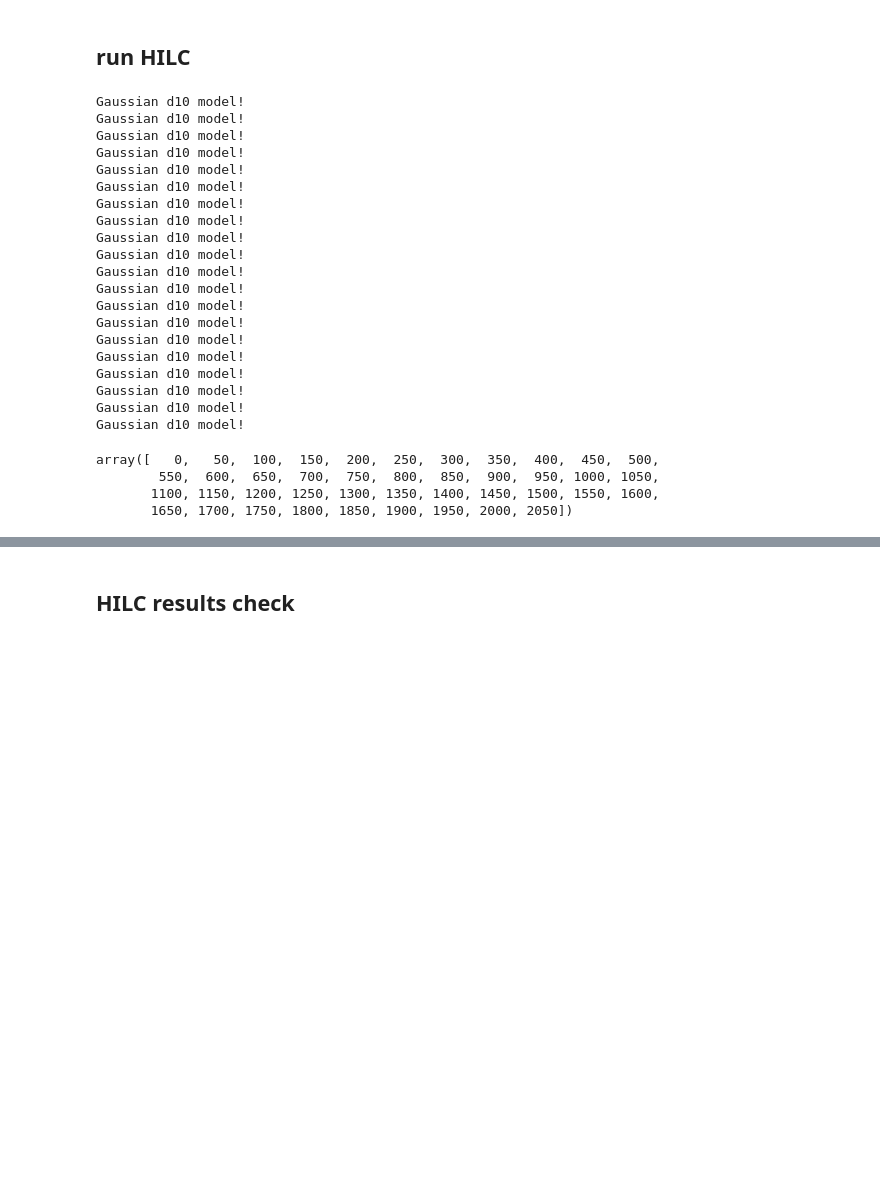
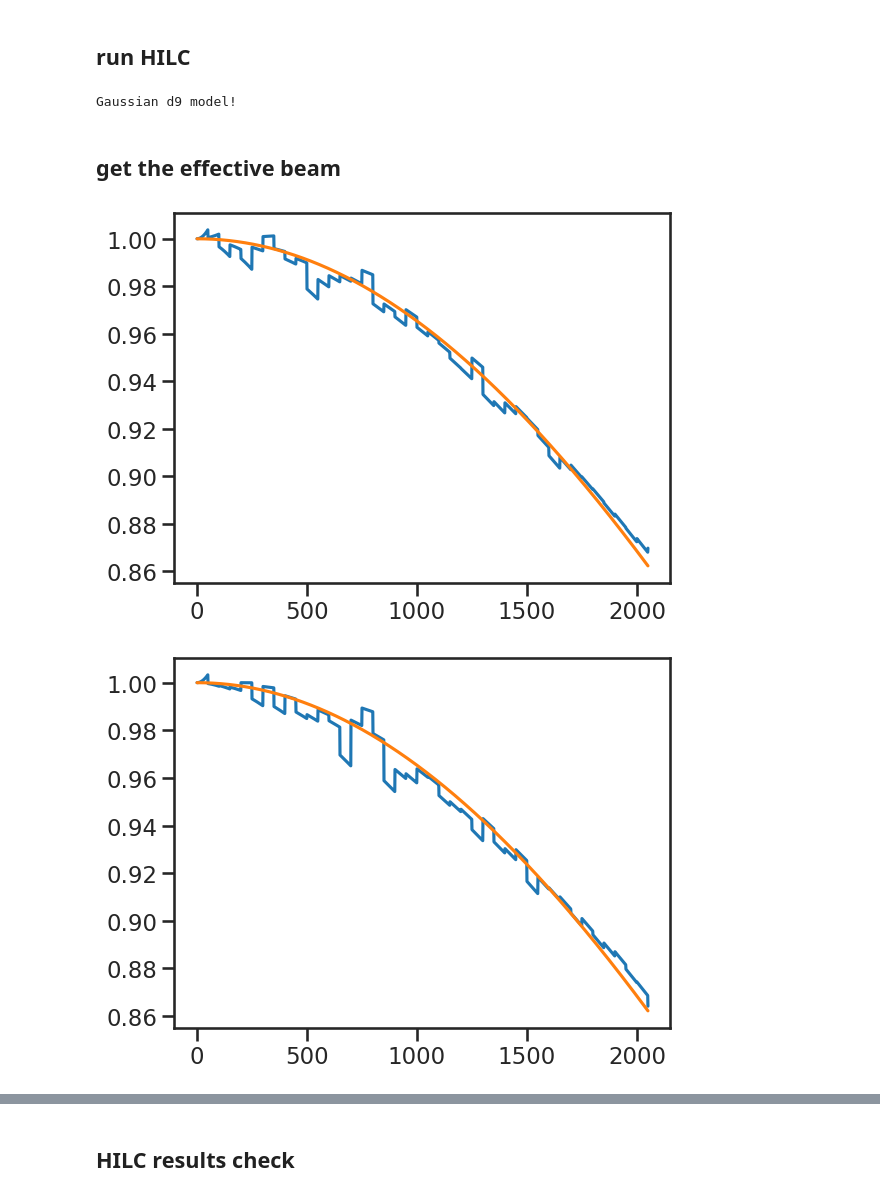
Before and after one commit to yaojian95/non_gau_lensing, a Jupyter notebook: sims_fgbuster.ipynb, the cells around one changed output, grey strips where cells are left out. Saved outputs shown, nothing was run; the diff lists cells and outputs as text; code cells hidden in the pictures; blank space fills up the shorter version.

```diff
--- a/sims_fgbuster.ipynb
+++ b/sims_fgbuster.ipynb
@@ -339,11 +478,13 @@ instrument = get_instrument('SO_LAT')
 
 # cases = ['d0', 'd1', 'forse3_d0', 'forse3_d1']
 # cases = ['forse3_d0']
-cases = ['d10', 'forse3_d9', 'forse3_d0', 'forse3_d1', 'forse3_d10', 'forse3_Gaussiand10']
-# cases = ['d9']
+# cases = ['d10', 'forse3_d9', 'forse3_d0', 'forse3_d1', 'forse3_d10', 'forse3_Gaussiand10']
+# cases = ['forse3_Gaussiand9']
+cases = ['forse3_Gaussiand9', 'd9', 'forse3_d9']
+results_all = []
 for add_foreground in cases:
 
-    for mc in range(20):
+    for mc in range(0, 1):
         sims = simulations(nside, instrument)
         sims.get_all(add_foreground = add_foreground, noise = 'alms', use_phi_alm = True, phi_sim = 'phi_%04d.fits'%mc)
 
@@ -351,9 +492,10 @@ for add_foreground in cases:
         lbins = np.arange(42)*50
 
         results, noise_ilc_alms, fg_res_alms = sims.apply_hilc(components, lbins)
-        hp.write_alm(data_dir + 'CMB_alms_from_SO_LAT_%s_HILC_lbins_42x50_lmax_2050_nside_1024_%04d.fits'%(add_foreground, mc), hp.map2alm(results.s[0], lmax = lbins[-1]), overwrite = True)
-        hp.write_alm(data_dir + 'Noise_ilc_alms_from_SO_LAT_%s_HILC_lbins_42x50_lmax_2050_nside_1024_%04d.fits'%(add_foreground, mc), noise_ilc_alms, overwrite = True)
-        hp.write_alm(data_dir + 'FG_ilc_alms_from_SO_LAT_%s_HILC_lbins_42x50_lmax_2050_nside_1024_%04d.fits'%(add_foreground, mc), fg_res_alms, overwrite = True)
+        results_all.append(results)
+        # hp.write_alm(data_dir + 'CMB_alms_from_SO_LAT_%s_HILC_lbins_42x50_lmax_2050_nside_1024_%04d.fits'%(add_foreground, mc), hp.map2alm(results.s[0], lmax = lbins[-1]), overwrite = True)
+        # hp.write_alm(data_dir + 'Noise_ilc_alms_from_SO_LAT_%s_HILC_lbins_42x50_lmax_2050_nside_1024_%04d.fits'%(add_foreground, mc), noise_ilc_alms, overwrite = True)
+        # hp.write_alm(data_dir + 'FG_ilc_alms_from_SO_LAT_%s_HILC_lbins_42x50_lmax_2050_nside_1024_%04d.fits'%(add_foreground, mc), fg_res_alms, overwrite = True)
 
 
         # plt.figure(figsize = (10, 8))
@@ -366,39 +508,22 @@ for add_foreground in cases:
         # plt.loglog(nl[1])
         # plt.loglog(nl[2])
 # %% [output]
-Gaussian d10 model!
-Gaussian d10 model!
-Gaussian d10 model!
-Gaussian d10 model!
-Gaussian d10 model!
-Gaussian d10 model!
-Gaussian d10 model!
-Gaussian d10 model!
-Gaussian d10 model!
-Gaussian d10 model!
-Gaussian d10 model!
-Gaussian d10 model!
-Gaussian d10 model!
-Gaussian d10 model!
-Gaussian d10 model!
-Gaussian d10 model!
-Gaussian d10 model!
-Gaussian d10 model!
-Gaussian d10 model!
-Gaussian d10 model!
+Gaussian d9 model!
-# %%
-cases = ['d9', 'd10', 'forse3_Gaussiand1','forse3_d0', 'forse3_d1']
-
-for add_foreground in cases:
-
-    for mc in range(20):
-        cmb_i = hp.read_map('/pscratch/sd/j/jianyao/data_lensing/cleaned_CMB/SO_LAT/CMB_map_from_SO_LAT_%s_HILC_lbins_42x50_lmax_2050_nside_1024_%04d.fits'%(add_foreground, mc), field = None)
-        cmb_alms_i = hp.map2alm(cmb_i, lmax = lbins[-1])
-        hp.write_alm('/pscratch/sd/j/jianyao/data_lensing/cleaned_CMB/SO_LAT/CMB_alms_from_SO_LAT_%s_HILC_lbins_42x50_lmax_2050_nside_1024_%04d.fits'%(add_foreground, mc), cmb_alms_i, overwrite = True)
-# %%
-np.arange(42)*50
-# %% [output]
-array([   0,   50,  100,  150,  200,  250,  300,  350,  400,  450,  500,
-        550,  600,  650,  700,  750,  800,  850,  900,  950, 1000, 1050,
-       1100, 1150, 1200, 1250, 1300, 1350, 1400, 1450, 1500, 1550, 1600,
-       1650, 1700, 1750, 1800, 1850, 1900, 1950, 2000, 2050])
+# %% [markdown]
+## get the effective beam
+# %%
+
+for j in range(len(cases)):
+    eff_bl = 0;
+    for i in range(6):
+        weights = results_all[j].W[0, :, 0, i]
+        bl = hp.gauss_beam(np.radians(instrument['fwhm'][i]/60.0), lmax = lbins[-1])
+
+        eff_bl += weights*bl
+    plt.figure()
+    plt.plot(eff_bl)
+    bl_fit = hp.gauss_beam(np.radians(2.15/60.0), lmax = lbins[-1])
+    plt.plot(bl_fit)
+# %% [output]
+[figure, added]
+[figure, added]
```
Also changed, not shown: parts of 20 cells of this notebook, 1 other file.
